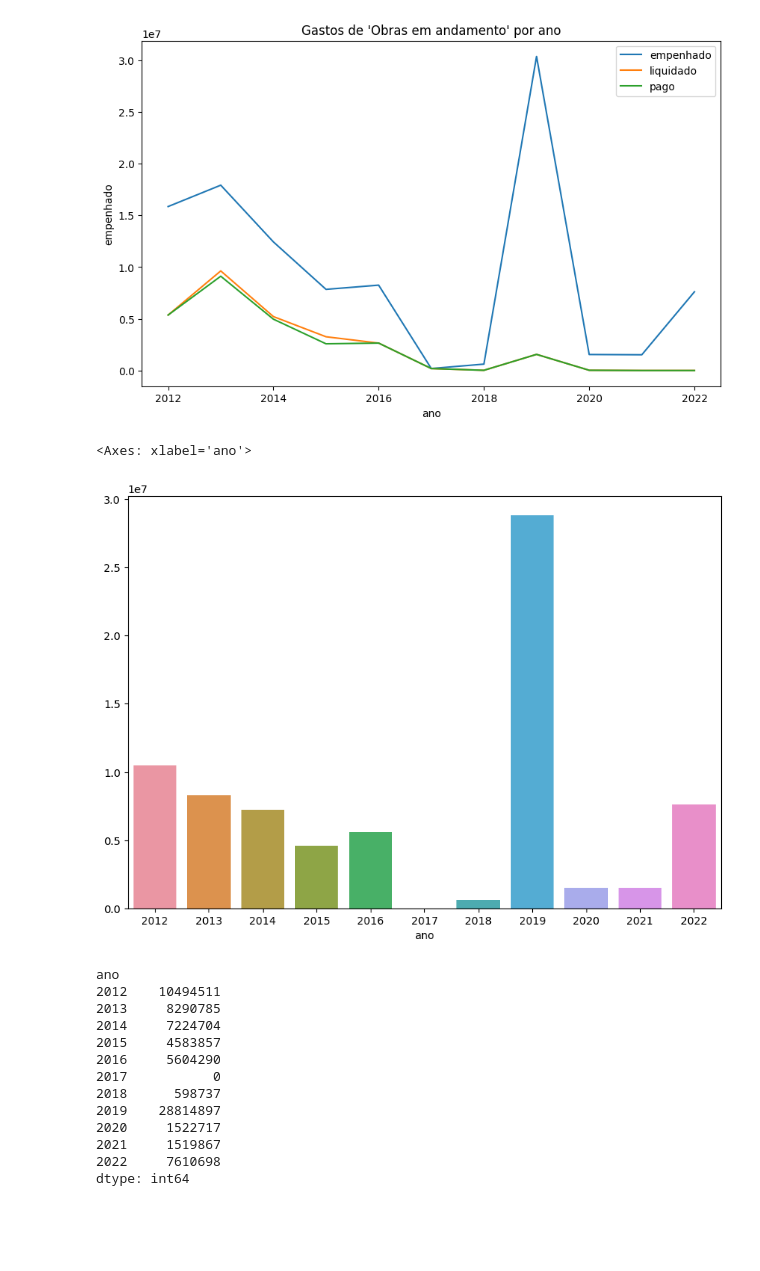
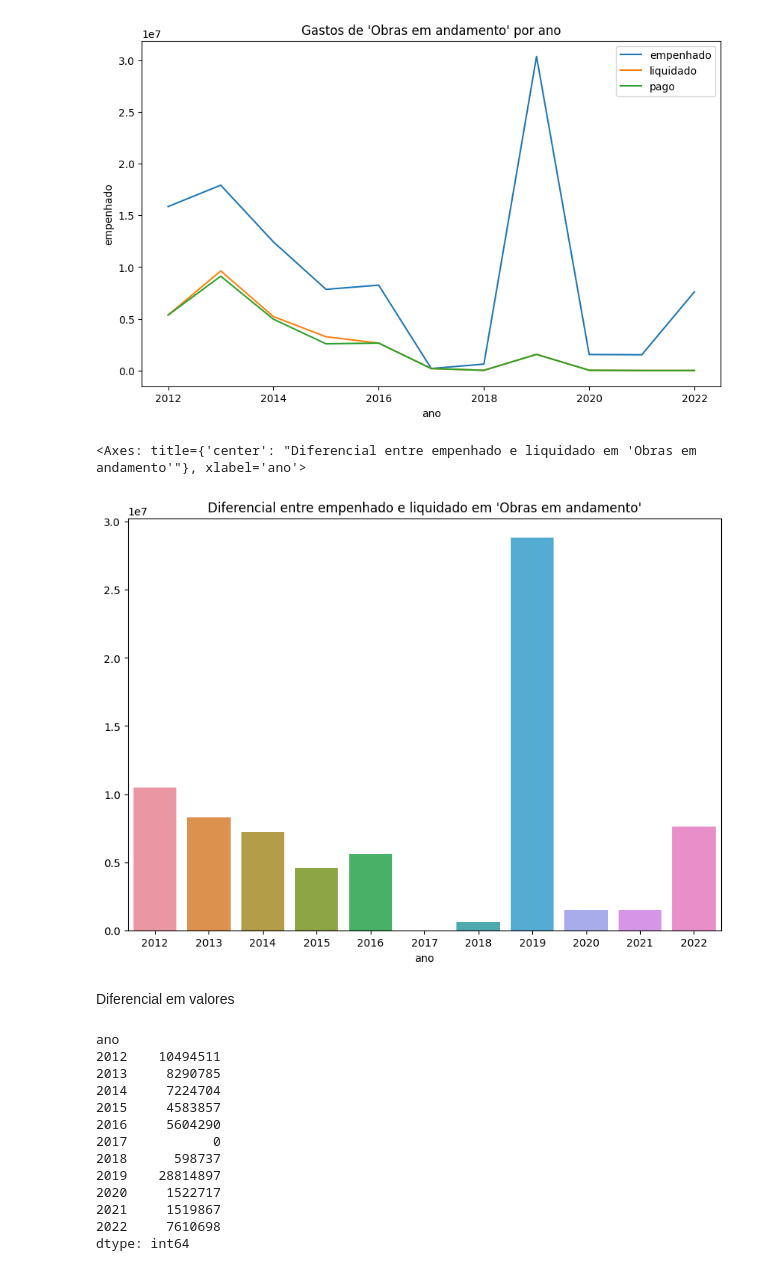
Before and after one commit to Guardians-DSC/dados, a Jupyter notebook: orcamento/notebooks/[Guardians]_Analise_Reestruturação.ipynb, the cells around one changed output. Drawn from its saved outputs; the diff is of its cells as text; code cells hidden in the pictures; blank space fills up the shorter version.

```diff
--- a/orcamento/notebooks/[Guardians]_Analise_Reestruturação.ipynb
+++ b/orcamento/notebooks/[Guardians]_Analise_Reestruturação.ipynb
@@ -436,11 +440,14 @@ sns.lineplot(data = gastos_obras_andamento, x = 'ano', y = 'pago', label = 'pago
 # %%
 # @title Diferencial entre empenhado e liquidado para "Obras em andamento"
 diferencial = gastos_obras_andamento.empenhado - gastos_obras_andamento.liquidado
 plt.figure(figsize = (10, 7))
+plt.title("Diferencial entre empenhado e liquidado em 'Obras em andamento'")
 sns.barplot(x = diferencial.index, y = diferencial.values)
 # %% [output]
-<Axes: xlabel='ano'>
+<Axes: title={'center': "Diferencial entre empenhado e liquidado em 'Obras em andamento'"}, xlabel='ano'>
-[figure, old version]
+[figure, new version]
+# %% [markdown]
+Diferencial em valores
 # %%
 diferencial
 # %% [output]
```
Also changed, not shown: parts of 3 cells of this notebook.
